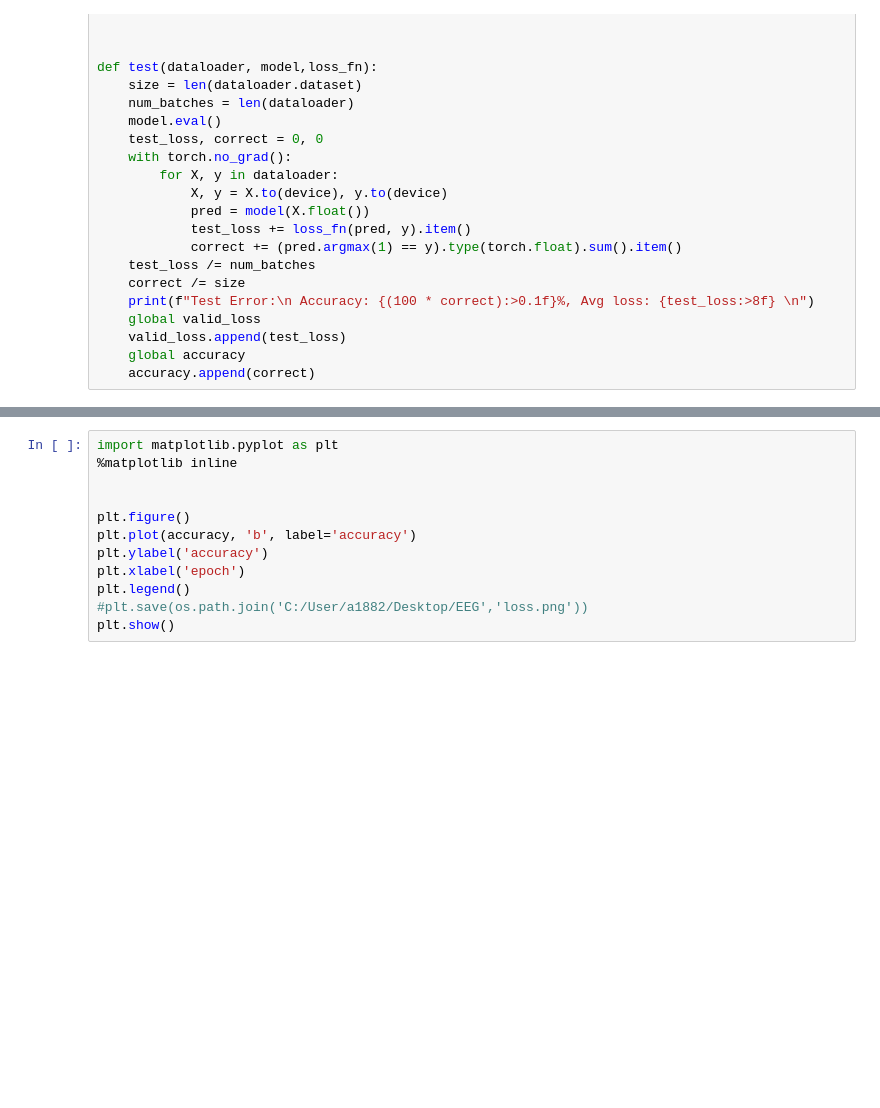
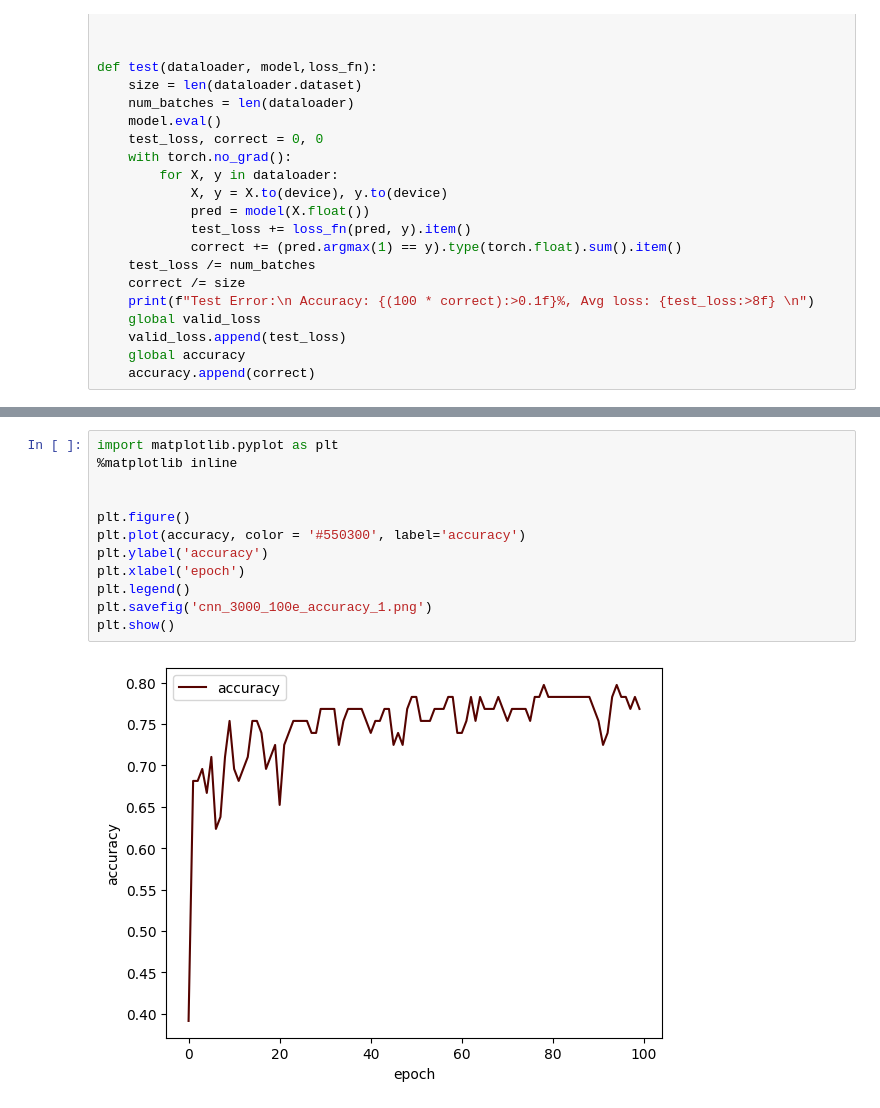
Before and after one commit to greenishcore/Hands-on-EEG, a Jupyter notebook: onnx.ipynb, the cells around one changed output, grey strips where cells are left out. Cells and saved outputs as stored; diff of their text form; blank space fills up the shorter version.

```diff
--- a/onnx.ipynb
+++ b/onnx.ipynb
@@ -288,12 +291,14 @@ plt.show()
 # %%
 import matplotlib.pyplot as plt
 %matplotlib inline
 
 
 plt.figure()
-plt.plot(accuracy, 'b', label='accuracy')
+plt.plot(accuracy, color = '#550300', label='accuracy')
 plt.ylabel('accuracy')
 plt.xlabel('epoch')
 plt.legend()
-#plt.save(os.path.join('C:/User/a1882/Desktop/EEG','loss.png'))
+plt.savefig('cnn_3000_100e_accuracy_1.png')
 plt.show()
+# %% [output]
+[figure, added]
```
Also changed, not shown: parts of 10 cells of this notebook, 7 other files.
